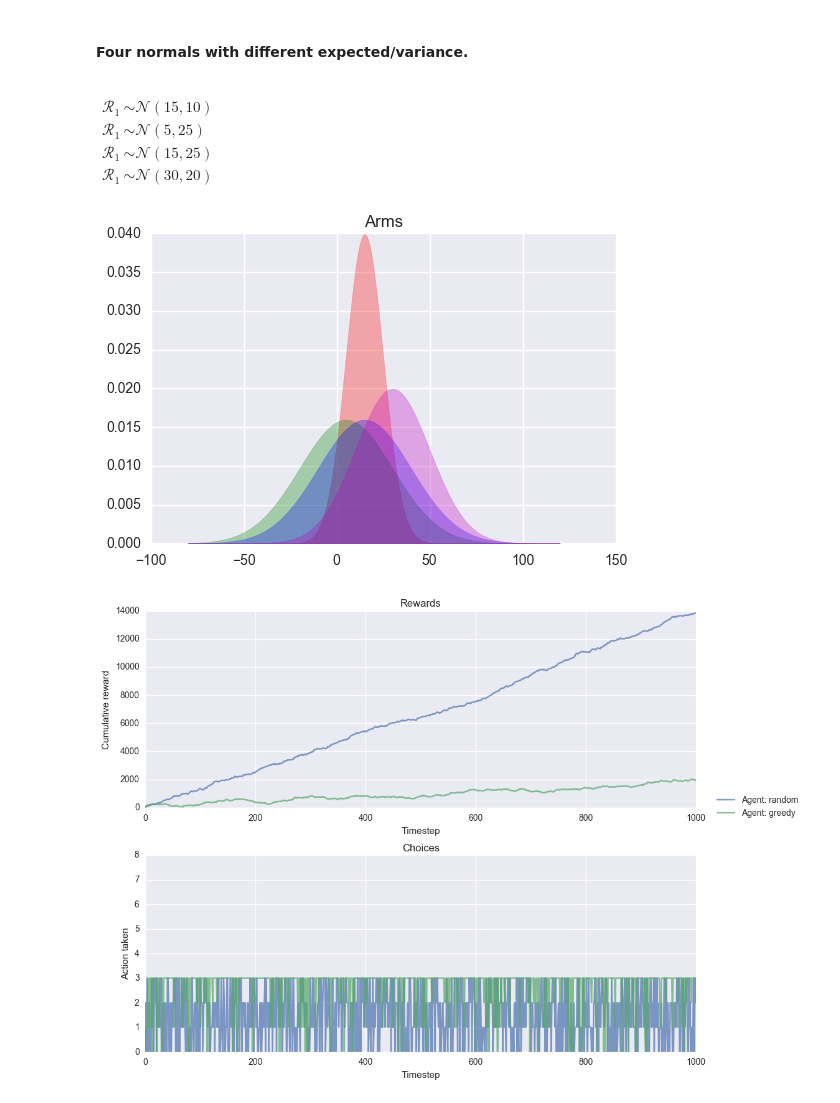
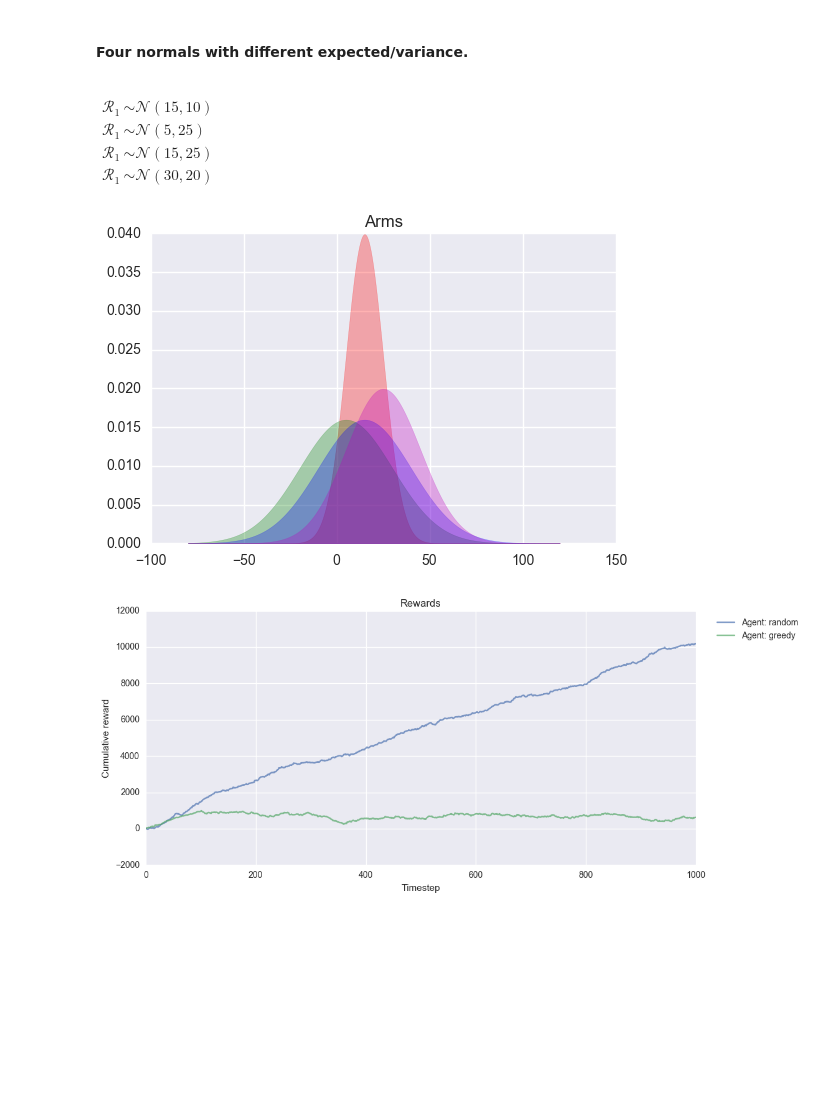
Before and after one commit to 0xend/bandits, a Jupyter notebook: Multi-armed Bandit .ipynb, the cells around one changed output. Saved outputs shown, nothing was run; the diff lists cells and outputs as text; code cells hidden in the pictures; blank space fills up the shorter version.

```diff
--- a/Multi-armed Bandit .ipynb
+++ b/Multi-armed Bandit .ipynb
@@ -32,7 +37,7 @@ $
 \end{align}
 $
 # %%
-params = [(15, 10), (5, 25), (15, 25), (30, 20)]
+params = [(15, 10), (5, 25), (15, 25), (25, 20)]
 arms = [BaseArm(norm(u, s)) for u, s in params]
 env = Environment(arms)
 
@@ -42,4 +47,4 @@ for (mu, s), c in zip(params, ['r', 'g', 'b', 'm']):
 plt.title("Arms")
 plt.show()
 # %% [output]
-[figure, old version]
+[figure, new version]
@@ -138,11 +51,10 @@ class EpsilonGreedyAgent(Agent):
 # %%
-
 random_agent = RandomAgent(env)
-greedy_agent = EpsilonGreedyAgent(env, 0.2)
+greedy_agent = EpsilonGreedyAgent(env, 0.1)
 
 random_choices, random_opt_rewards = random_agent.play(1000)
 greedy_choices, greedy_opt_rewards = greedy_agent.play(1000)
-plot_agents({"random": (random_choices, random_opt_rewards),
+plot_rewards({"random": (random_choices, random_opt_rewards),
              "greedy": (greedy_choices, greedy_opt_rewards)})
 # %% [output]
-[figure, old version]
+[figure, new version]
```
Also changed, not shown: parts of 3 cells of this notebook, 4 other files.
